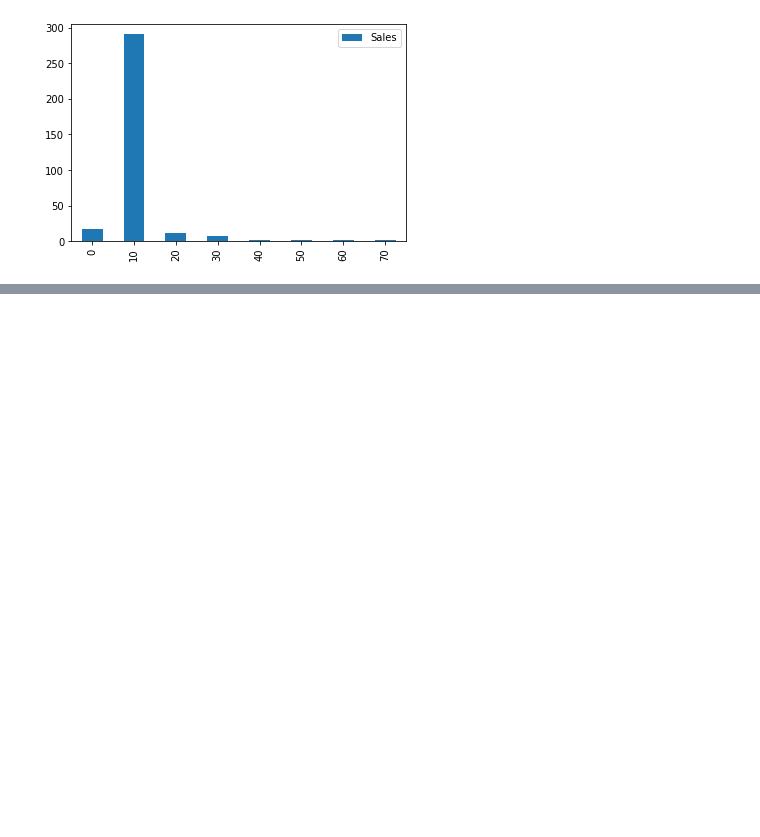
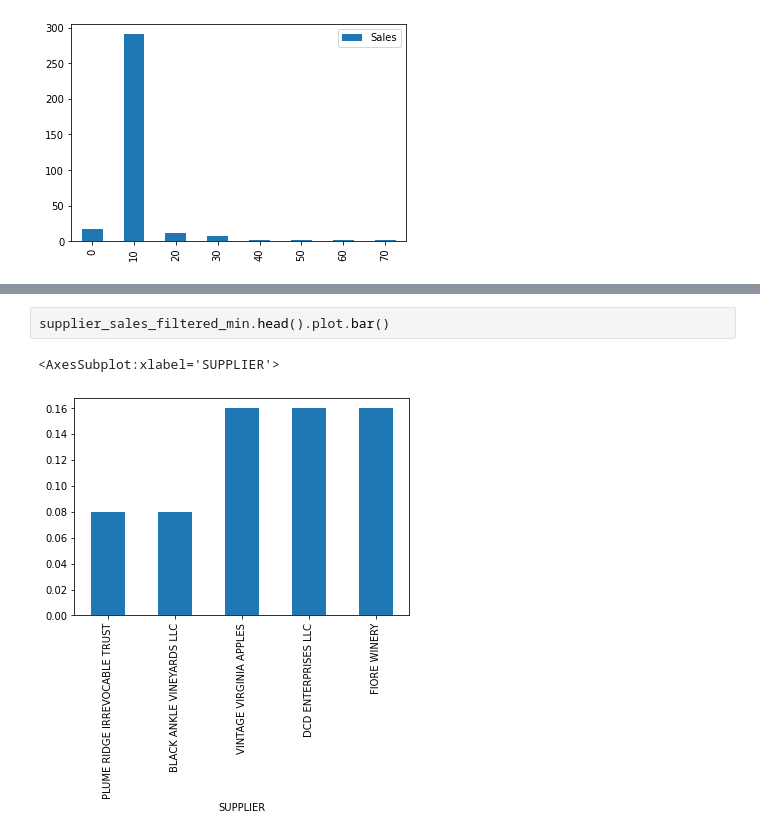
Before and after one commit to Gricel18/DataScience-Proyecto-Warehouse, a Jupyter notebook: Warehouse/script.ipynb, the cells around one changed output, grey strips where cells are left out. Drawn from its saved outputs; the diff is of its cells as text; blank space fills up the shorter version.

```diff
--- a/Warehouse/script.ipynb
+++ b/Warehouse/script.ipynb
@@ -151,0 +245,5 @@ plotdata.plot(kind="bar")
+# %%
+supplier_sales_filtered_min.head().plot.bar()
+# %% [output]
+<AxesSubplot:xlabel='SUPPLIER'>
+[figure, added]
```
Also changed, not shown: parts of 16 cells of this notebook.
